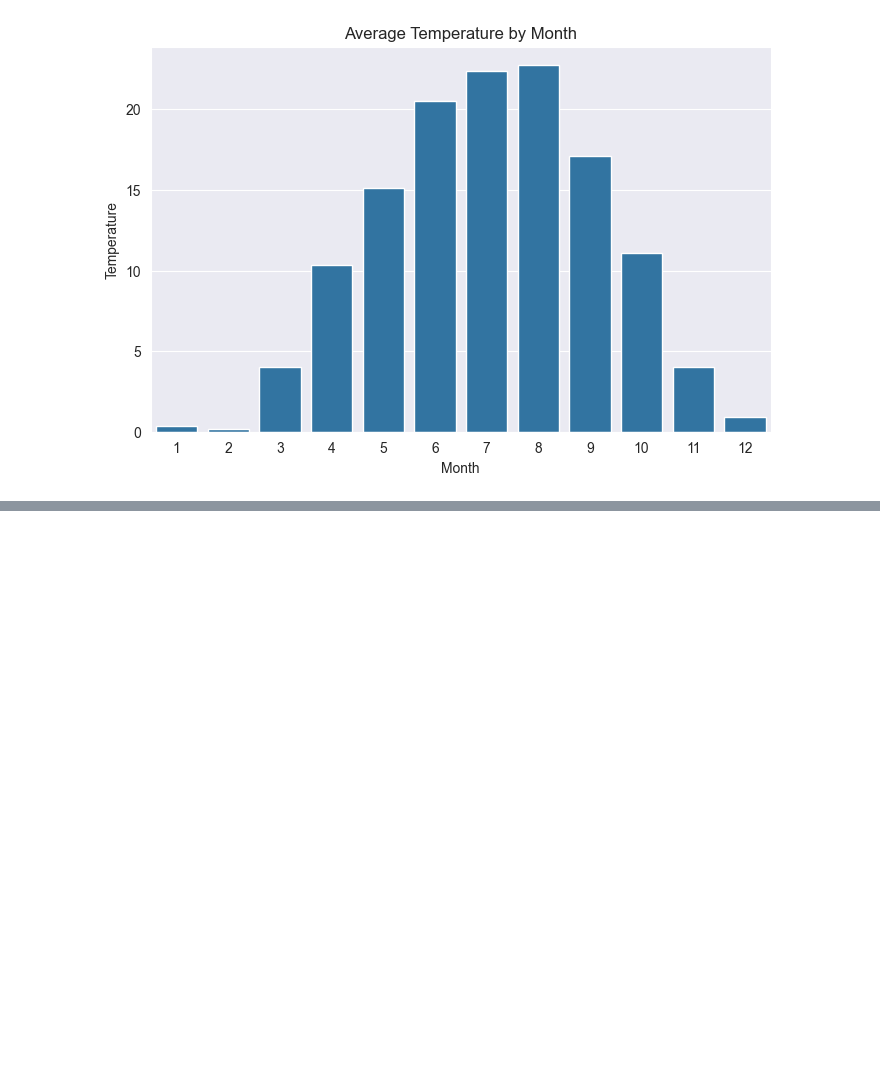
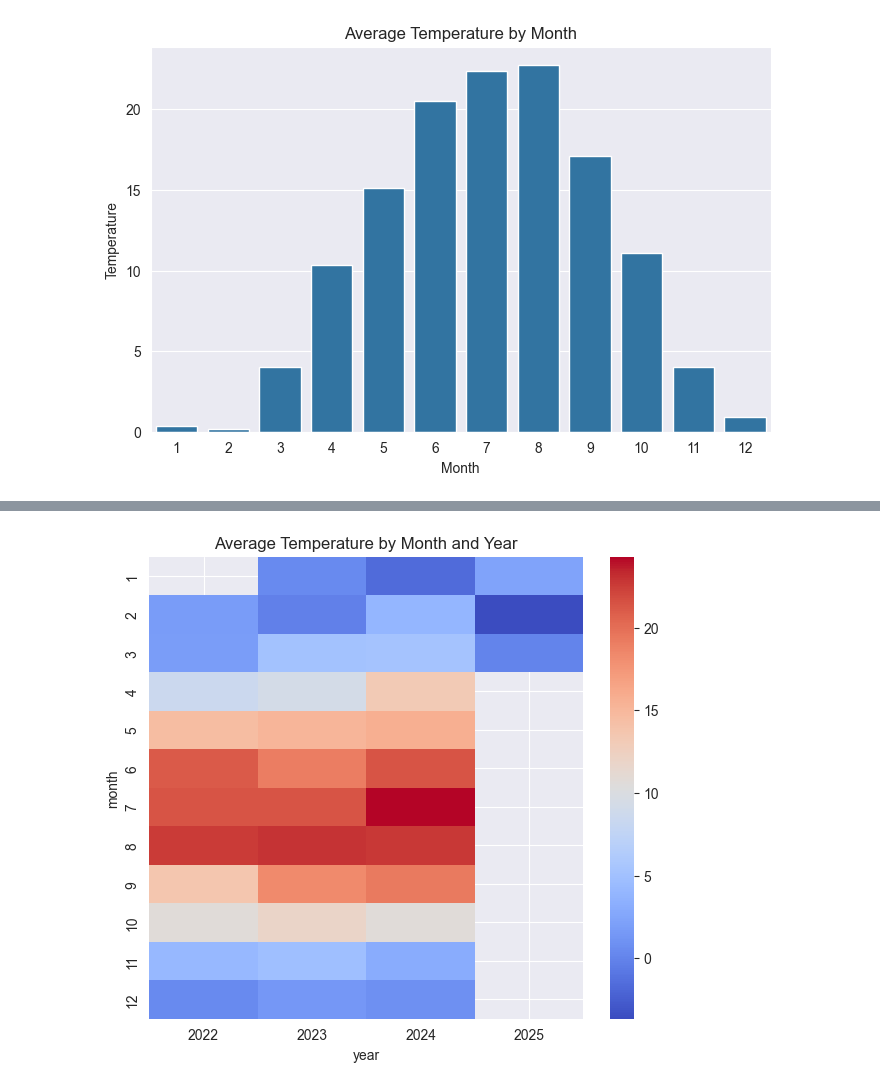
Before and after one commit to khorunzhaviktoriia/war-events-predictor-saas, a Jupyter notebook: forecasting/wether_dataset.ipynb, the cells around one changed output, grey strips where cells are left out. Cells and saved outputs as stored; diff of their text form; code cells hidden in the pictures; blank space fills up the shorter version.

```diff
--- a/forecasting/wether_dataset.ipynb
+++ b/forecasting/wether_dataset.ipynb
@@ -461,0 +484,15 @@ plt.show()
+# %%
+pivot = df_weather.pivot_table(
+    values="day_temp",
+    index="month",
+    columns="year",
+    aggfunc="mean"
+)
+
+plt.figure(figsize=(7,6))
+sb.heatmap(pivot, cmap="coolwarm")
+
+plt.title("Average Temperature by Month and Year")
+plt.show()
+# %% [output]
+[figure, added]
```
Also changed, not shown: parts of 7 cells of this notebook.
